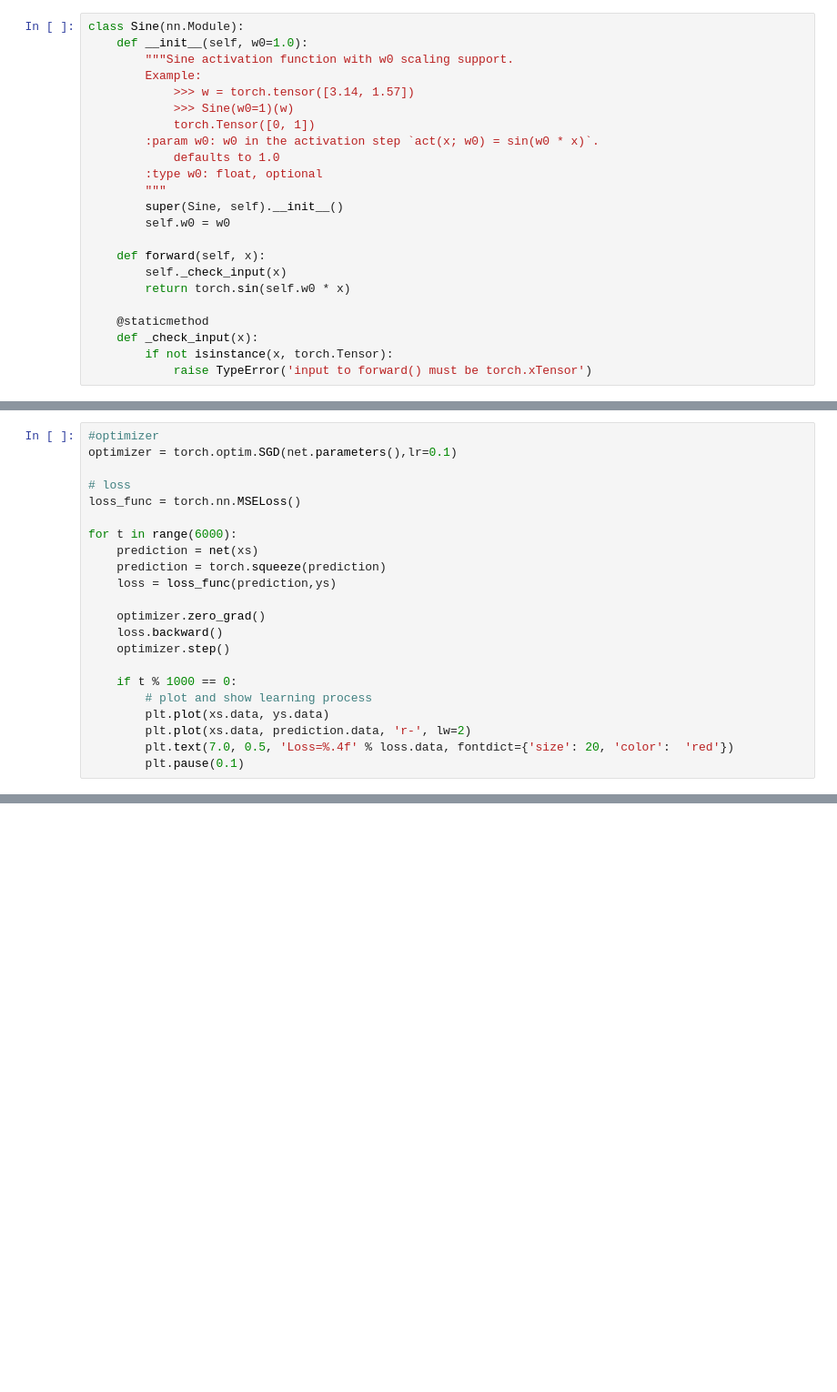
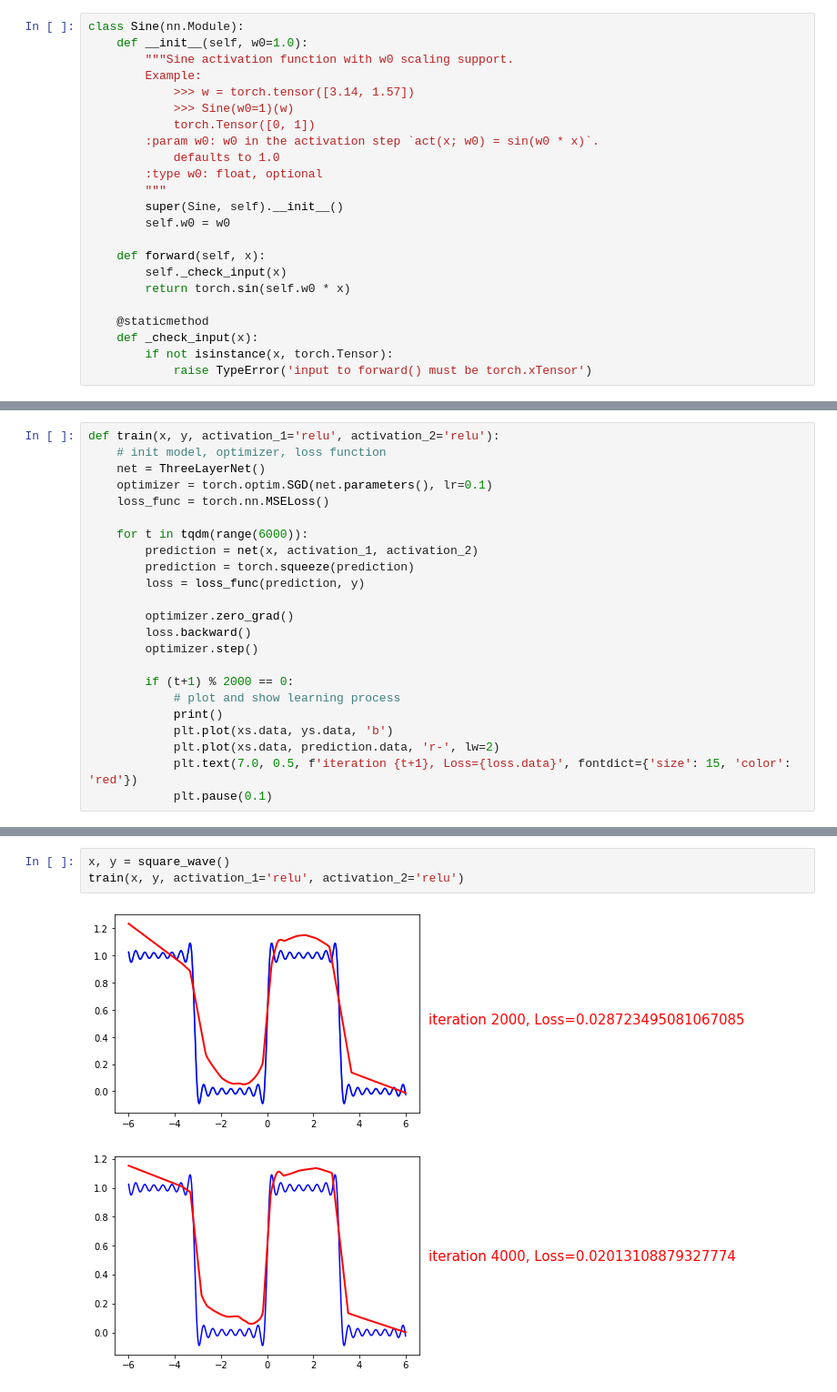
Before and after one commit to genglinliu/NTK-study, a Jupyter notebook: training_NN.ipynb, the cells around one changed output, grey strips where cells are left out. Shown: that part at 91% size. Cells and saved outputs as stored; diff of their text form; blank space fills up the shorter version.

```diff
--- a/training_NN.ipynb
+++ b/training_NN.ipynb
@@ -84,22 +83,23 @@ ThreeLayerNet(
 # %%
-#optimizer
-optimizer = torch.optim.SGD(net.parameters(),lr=0.1)
+def train(x, y, activation_1='relu', activation_2='relu'):
+    # init model, optimizer, loss function
+    net = ThreeLayerNet()
+    optimizer = torch.optim.SGD(net.parameters(), lr=0.1)
+    loss_func = torch.nn.MSELoss()
 
-# loss
-loss_func = torch.nn.MSELoss()
+    for t in tqdm(range(6000)):
+        prediction = net(x, activation_1, activation_2)
+        prediction = torch.squeeze(prediction)
+        loss = loss_func(prediction, y)
 
-for t in range(6000):
-    prediction = net(xs)
-    prediction = torch.squeeze(prediction)
-    loss = loss_func(prediction,ys)
+        optimizer.zero_grad()
+        loss.backward()
+        optimizer.step()
 
-    optimizer.zero_grad()
-    loss.backward()
-    optimizer.step()
-
-    if t % 1000 == 0:
-        # plot and show learning process
-        plt.plot(xs.data, ys.data)
-        plt.plot(xs.data, prediction.data, 'r-', lw=2)
-        plt.text(7.0, 0.5, 'Loss=%.4f' % loss.data, fontdict={'size': 20, 'color':  'red'})
-        plt.pause(0.1)
+        if (t+1) % 2000 == 0:
+            # plot and show learning process
+            print()
+            plt.plot(xs.data, ys.data, 'b')
+            plt.plot(xs.data, prediction.data, 'r-', lw=2)
+            plt.text(7.0, 0.5, f'iteration {t+1}, Loss={loss.data}', fontdict={'size': 15, 'color':  'red'})
+            plt.pause(0.1)
@@ -112,0 +106,6 @@ for t in range(6000):
+# %%
+x, y = square_wave()
+train(x, y, activation_1='relu', activation_2='relu')
+# %% [output]
+[figure, added]
+[figure, added]
```
Also changed, not shown: parts of 9 cells of this notebook.
